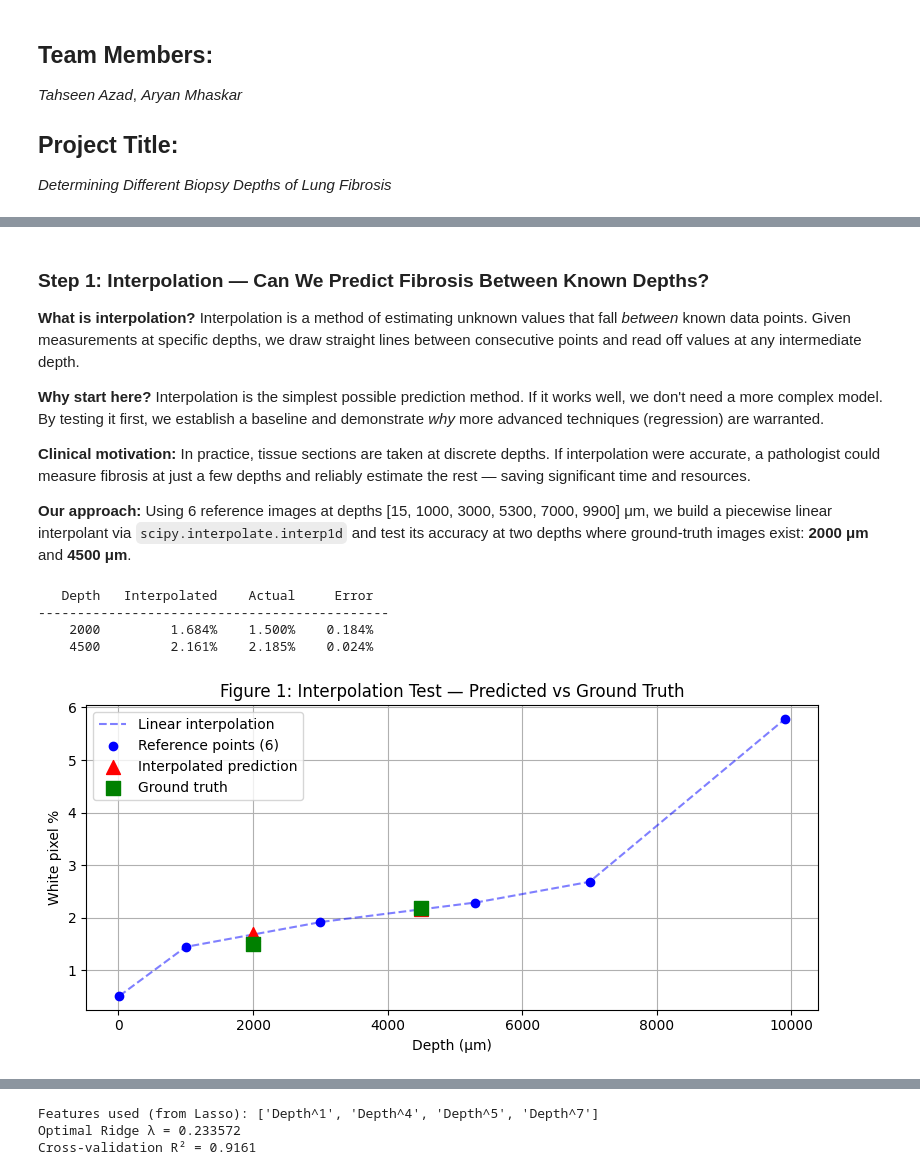
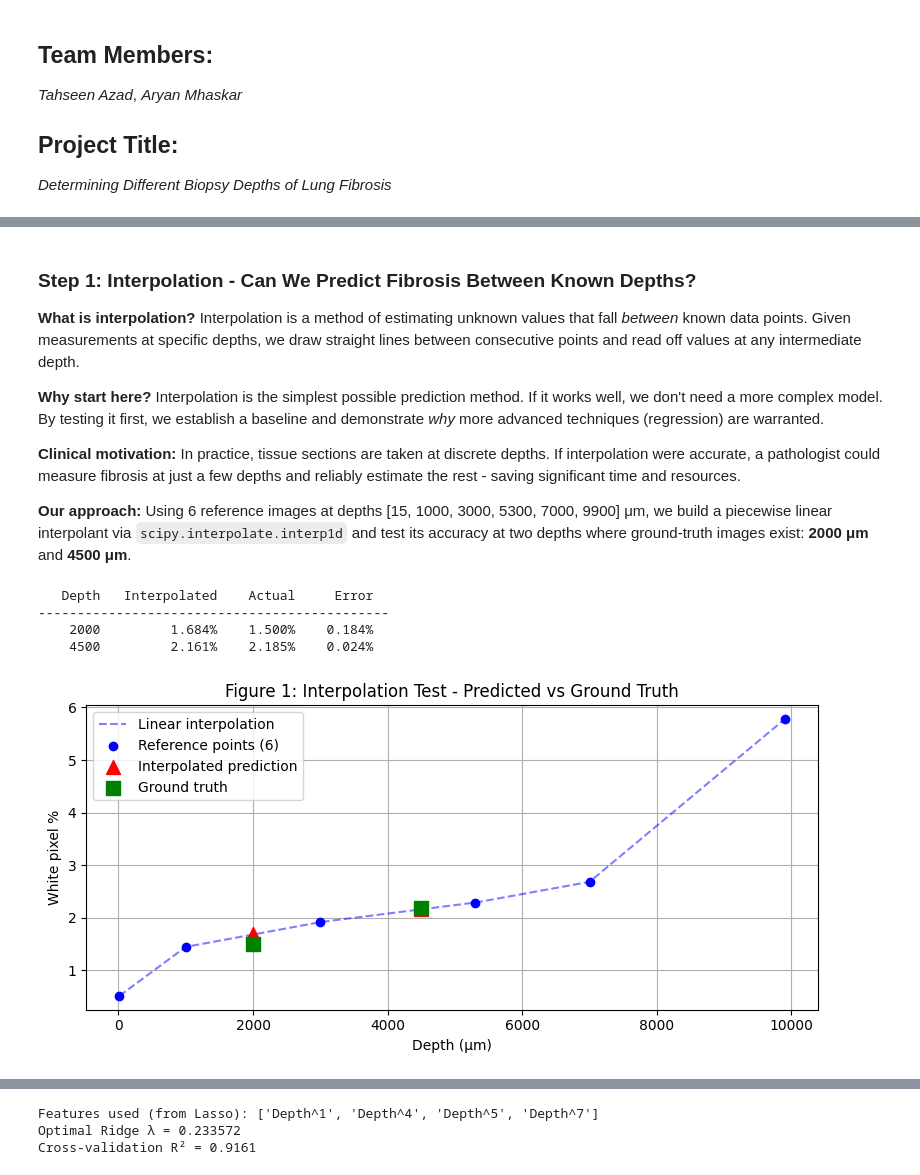
Before and after one commit to aryanmhaskar/Module-3-Fibrosis, a Jupyter notebook: Module 3 Template.ipynb, the cells around one changed output, grey strips where cells are left out. Cells and saved outputs as stored; diff of their text form; code cells hidden in the pictures.

```diff
--- a/Module 3 Template.ipynb
+++ b/Module 3 Template.ipynb
@@ -50,15 +51,15 @@ import time
 
 start_time = time.perf_counter()
 
-# ── Configuration ─────────────────────────────────────────────────────────────
+# Configuration
 
 FILENAMES = [
-    r"../images/MASK_SK658 Llobe ch010039.jpg",
-    r"../images/MASK_SK658 Slobe ch010066.jpg",
-    r"../images/MASK_SK658 Slobe ch010147.jpg",
-    r"../images/MASK_SK658 Slobe ch010110.jpg",
-    r"../images/MASK_SK658 Slobe ch010130.jpg",
-    r"../images/MASK_SK658 Slobe ch010114.jpg",
+    r"images/MASK_SK658 Llobe ch010039.jpg",
+    r"images/MASK_SK658 Slobe ch010066.jpg",
+    r"images/MASK_SK658 Slobe ch010147.jpg",
+    r"images/MASK_SK658 Slobe ch010110.jpg",
+    r"images/MASK_SK658 Slobe ch010130.jpg",
+    r"images/MASK_SK658 Slobe ch010114.jpg",
 ]
 
 # Depths (microns) corresponding to each image above
@@ -66,7 +67,7 @@ DEPTHS = [15, 1000, 3000, 5300, 7000, 9900]
 
 OUTPUT_CSV = "Percent_White_Pixels.csv"
 
-# ── Image Processing ───────────────────────────────────────────────────────────
+# Image Processing
 
 def analyze_image(filename):
     """
@@ -93,7 +94,7 @@ if len(FILENAMES) != len(DEPTHS):
 
 results = []
 
-# ── Analyze each image ─────────────────────────────────────────────────────────
+# Analyze each image
 print("=" * 60)
 print("Pixel counts per image")
 print("=" * 60)
@@ -111,7 +112,7 @@ for filename, depth in zip(FILENAMES, DEPTHS):
     print(f"  Depth: {depth} microns")
     print(f"  White: {white:,} px  |  Black: {black:,} px  |  {white_pct:.2f}% white")
 
-# ── Write CSV ──────────────────────────────────────────────────────────────────
+# Write CSV
 df = pd.DataFrame(results)
 df.to_csv(OUTPUT_CSV, index=False)
 
@@ -124,11 +125,11 @@ elapsed_time = end_time - start_time
 
 print(f"Code block took: {elapsed_time:.4f} seconds")
 
-# ── Extract depths and white percentages from results ─────────────────────────
+# Extract depths and white percentages from results
 depths = [r["Depth (microns)"] for r in results]
 white_percents = [r["White percent"] for r in results]
 
-# ── Interpolate a point ────────────────────────────────────────────────────────
+# Interpolate a point
 interpolate_depth = float(input(
     "Enter the depth at which you want to interpolate a point (in microns): "))
 
@@ -145,7 +146,7 @@ depths_i.append(interpolate_depth)
 white_percents_i = white_percents[:]
 white_percents_i.append(interpolate_point)
 
-# ── Plotting ───────────────────────────────────────────────────────────────────
+# Plotting
 fig, axs = plt.subplots(2, 1)
 
 axs[0].scatter(depths, white_percents, marker='o', color='blue')
@@ -215,17 +235,17 @@ def analyze_image(filepath):
     # Return counts and the percentage of the image that is fibrotic
     return white, black, 100.0 * white / (white + black)
 # %% [markdown]
-### Step 1: Interpolation — Can We Predict Fibrosis Between Known Depths?
+### Step 1: Interpolation - Can We Predict Fibrosis Between Known Depths?
 
 **What is interpolation?** Interpolation is a method of estimating unknown values that fall *between* known data points. Given measurements at specific depths, we draw straight lines between consecutive points and read off values at any intermediate depth.
 
 **Why start here?** Interpolation is the simplest possible prediction method. If it works well, we don't need a more complex model. By testing it first, we establish a baseline and demonstrate *why* more advanced techniques (regression) are warranted.
 
-**Clinical motivation:** In practice, tissue sections are taken at discrete depths. If interpolation were accurate, a pathologist could measure fibrosis at just a few depths and reliably estimate the rest — saving significant time and resources.
+**Clinical motivation:** In practice, tissue sections are taken at discrete depths. If interpolation were accurate, a pathologist could measure fibrosis at just a few depths and reliably estimate the rest - saving significant time and resources.
 
 **Our approach:** Using 6 reference images at depths [15, 1000, 3000, 5300, 7000, 9900] μm, we build a piecewise linear interpolant via `scipy.interpolate.interp1d` and test its accuracy at two depths where ground-truth images exist: **2000 μm** and **4500 μm**.
 # %%
-# ─── Define reference images and their known depths ───
+# Define reference images and their known depths
 # These 6 images serve as our "anchor points" for interpolation
 ref_files = [
     "images/MASK_SK658 Llobe ch010039.jpg",   # 15 μm   (near surface)
@@ -244,7 +264,7 @@ ref_pcts = [analyze_image(f)[2] for f in ref_files]
 # 'linear' means straight lines are drawn between consecutive known points
 interp_func = interp1d(ref_depths, ref_pcts, kind='linear')
 
-# ─── Test interpolation accuracy against ground-truth images ───
+# Test interpolation accuracy against ground-truth images
 # We have actual images at these depths, so we can compare prediction vs reality
 test_cases = [
     (2000, "images/MASK_SK658 Slobe ch010146.jpg"),
@@ -253,36 +273,36 @@ test_cases = [
 
 print(f"{'Depth':>8s}  {'Interpolated':>13s}  {'Actual':>8s}  {'Error':>8s}")
 print("-" * 45)
 test_interp, test_actual = [], []
 for depth, filepath in test_cases:
     pred = float(interp_func(depth))       # Interpolated estimate
     actual = analyze_image(filepath)[2]     # Ground-truth measurement
     test_interp.append(pred)
     test_actual.append(actual)
     print(f"{depth:>8d}  {pred:>12.3f}%  {actual:>7.3f}%  {abs(pred - actual):>7.3f}%")
 
-# ─── Visualization: interpolation curve with test points ───
+# Visualization: interpolation curve with test points
 fig, ax = plt.subplots(figsize=(8, 4))
 x_fine = np.linspace(15, 9900, 500)  # Dense x-axis for smooth curve
 ax.plot(x_fine, interp_func(x_fine), 'b--', alpha=0.5, label='Linear interpolation')
 ax.scatter(ref_depths, ref_pcts, color='blue', zorder=3, label='Reference points (6)')
 ax.scatter([t[0] for t in test_cases], test_interp, color='red', marker='^', s=100,
            zorder=4, label='Interpolated prediction')
 ax.scatter([t[0] for t in test_cases], test_actual, color='green', marker='s', s=100,
            zorder=4, label='Ground truth')
 ax.set_xlabel('Depth (μm)')
 ax.set_ylabel('White pixel %')
-ax.set_title('Figure 1: Interpolation Test — Predicted vs Ground Truth')
+ax.set_title('Figure 1: Interpolation Test - Predicted vs Ground Truth')
 ax.legend()
 ax.grid(True)
 plt.tight_layout()
 plt.show()
 # %% [output]
    Depth   Interpolated    Actual     Error
 ---------------------------------------------
     2000         1.684%    1.500%    0.184%
     4500         2.161%    2.185%    0.024%
-[figure, old version]
+[figure, new version]
 # %% [markdown]
 **Interpreting Figure 1:**
 
```
Also changed, not shown: parts of 26 cells of this notebook, 1 other file.
